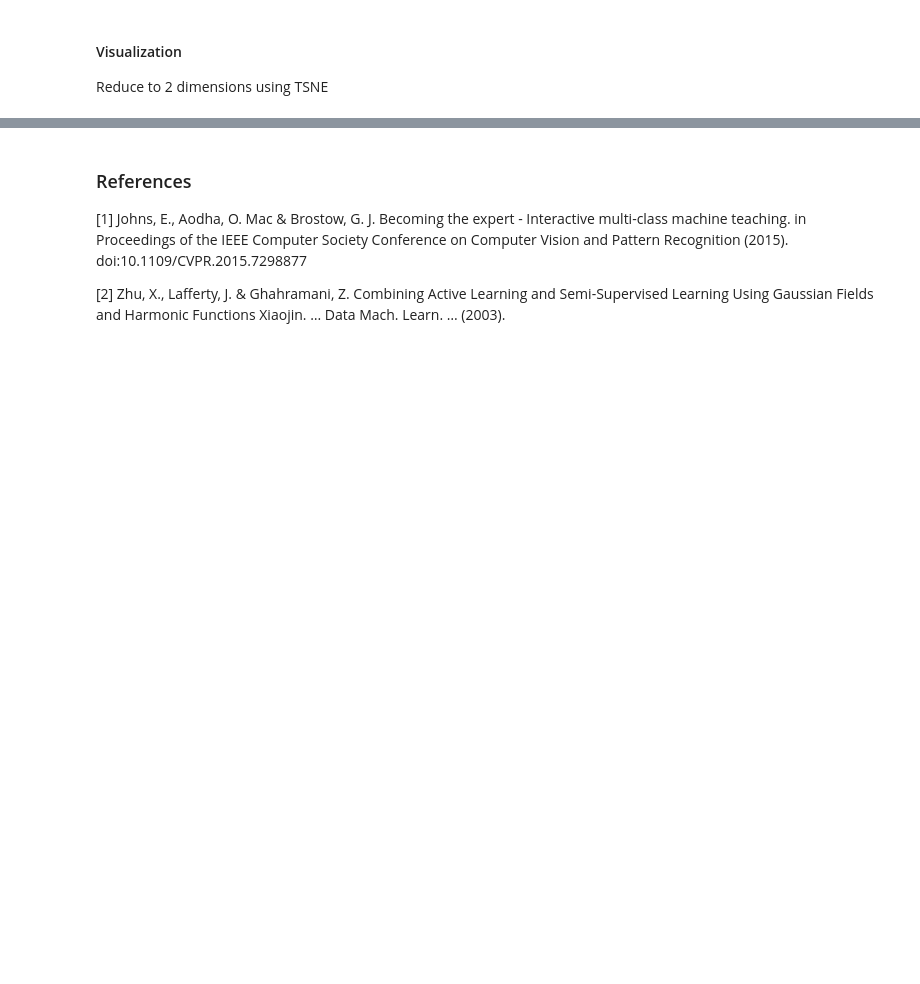
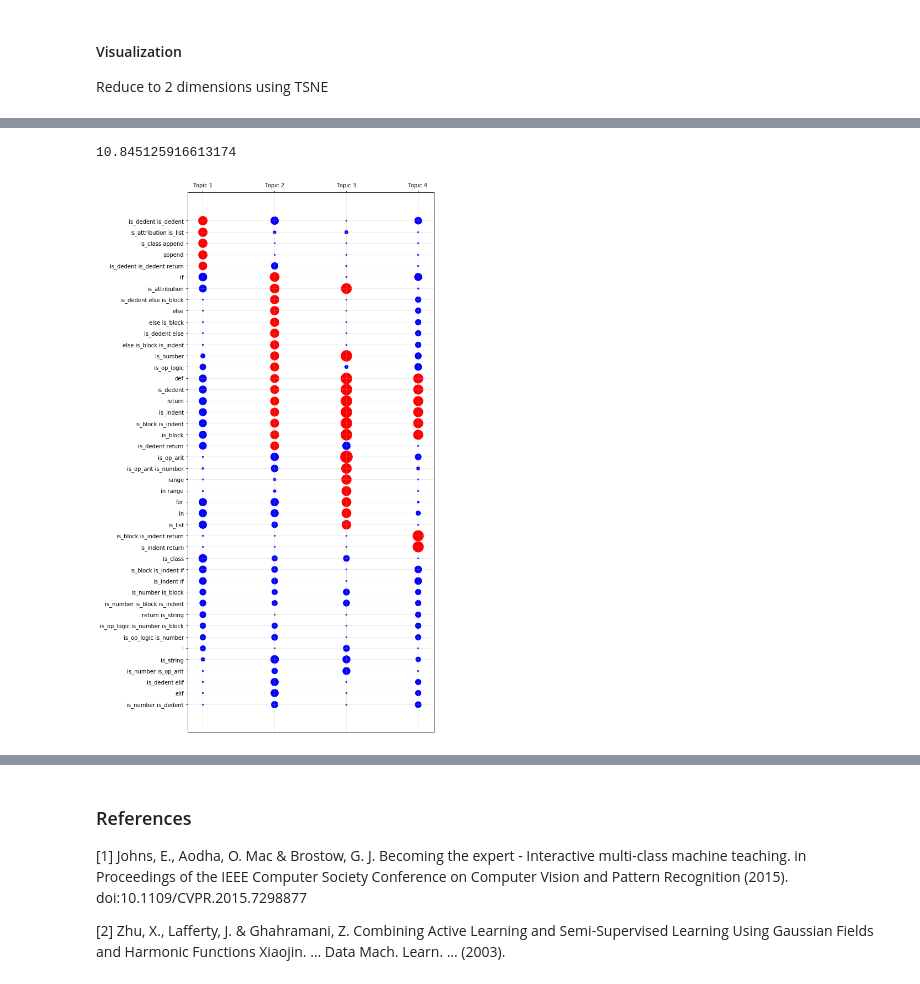
Before and after one commit to MachineTeachingEdu/machine-teaching, a Jupyter notebook: machineteaching/Dimension Reduction + Spectral Clustering + Active Learning + Markov Chain.ipynb, the cells around one changed output, grey strips where cells are left out. Drawn from its saved outputs; the diff is of its cells as text; code cells hidden in the pictures; blank space fills up the shorter version.

```diff
--- a/machineteaching/Dimension Reduction + Spectral Clustering + Active Learning + Markov Chain.ipynb
+++ b/machineteaching/Dimension Reduction + Spectral Clustering + Active Learning + Markov Chain.ipynb
@@ -393,6 +245,5 @@ def print_top_words(topic_word, feature_names, n_top_words):
 # %%
 print("\nWords per topic:")
-feature_names = vectorizer.get_feature_names()
-print_top_words(word_topic, feature_names, 10)
+top_words = print_top_words(model, feature_names, 10)
 # %% [output]
 Words per topic:
@@ -508,0 +386,48 @@ doc.generate_pdf("problems_1311")
+# %%
+import pandas as pd
+# word_topic_norm = normalize_per_row(word_topic)
+x = ["Topic %d" % (idx+1) for idx in range(model.components_.shape[0])]
+y = feature_names
+# word_topic_df = pd.DataFrame(word_topic_norm, index=y, columns=x)
+word_topic_df = pd.DataFrame(word_topic, index=y, columns=x)
+# avg_weight = np.median(word_topic)
+avg_weight = np.percentile(word_topic, 75)
+word_topic_df = sort_distribution(word_topic_df, x, MIN_PROB=avg_weight)
+# %%
+avg_weight = np.percentile(word_topic, 75)
+avg_weight
+# %% [output]
+10.845125916613174
+# %%
+plt.figure(figsize=(8,18))
+
+points = word_topic_df.values
+cols = word_topic_df.columns
+rows = word_topic_df.index
+
+plt.xticks(range(0,len(cols)), cols)
+plt.yticks(range(0,len(rows)), rows)
+plt.tick_params(
+    axis='x',          # changes apply to the x-axis
+    bottom=False,      # ticks along the bottom edge are off
+    top=True,         # ticks along the top edge are off
+    labelbottom=False,
+    labeltop=True)
+plt.grid(alpha=0.3)
+
+for x_item in range(len(cols)):
+    for y_item in range(len(rows)):
+
+#         if rows[y_item] in top_words[x_item]:
+        if points[y_item, x_item] > avg_weight:
+            c = 'r'
+        else:
+
+            c = 'b'
+        plt.scatter(x_item, y_item, s=points[y_item, x_item]*20, c=c)
+
+plt.gca().invert_yaxis()
+plt.savefig('images/problems_1312_lda_4239876583_exp_823.png')
+plt.show()
+# %% [output]
+[figure, added]
```
Also changed, not shown: parts of 28 cells of this notebook, 6 other files.
